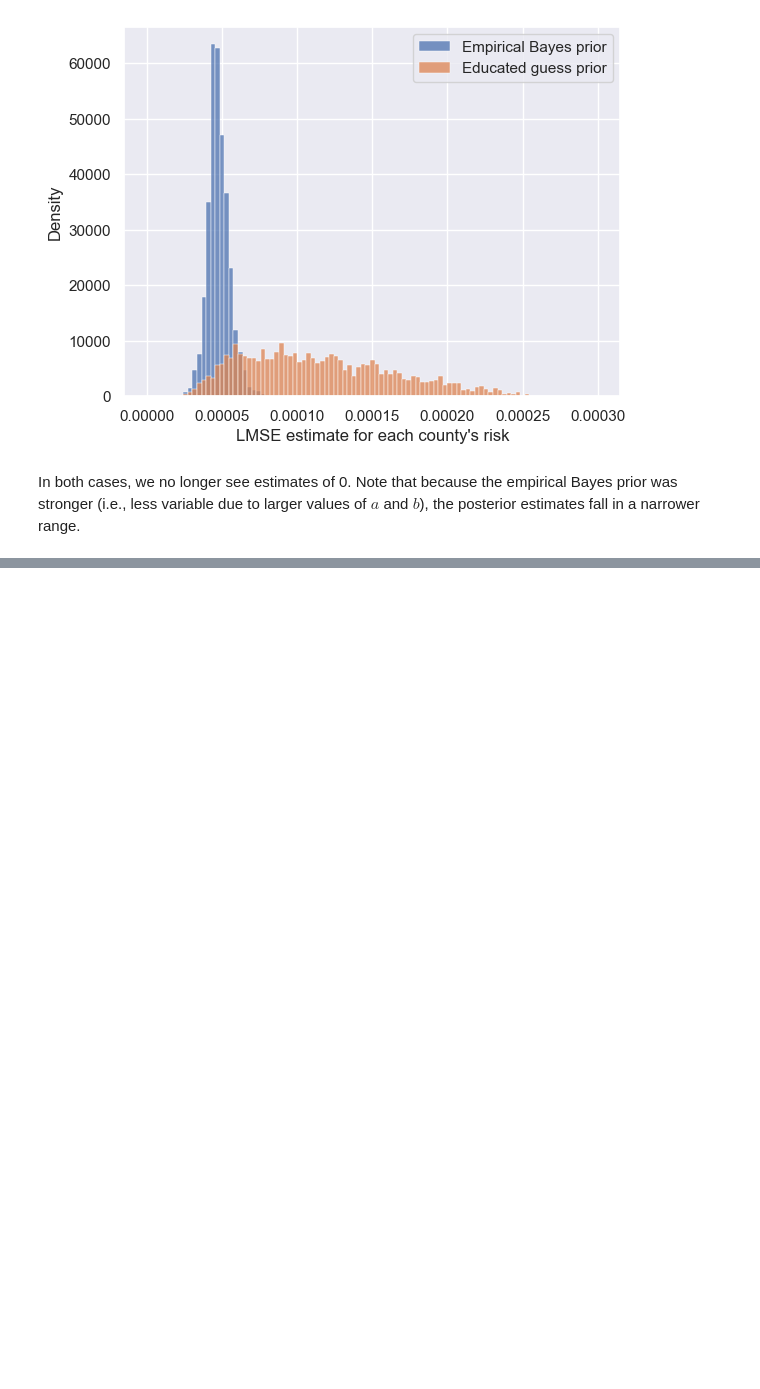
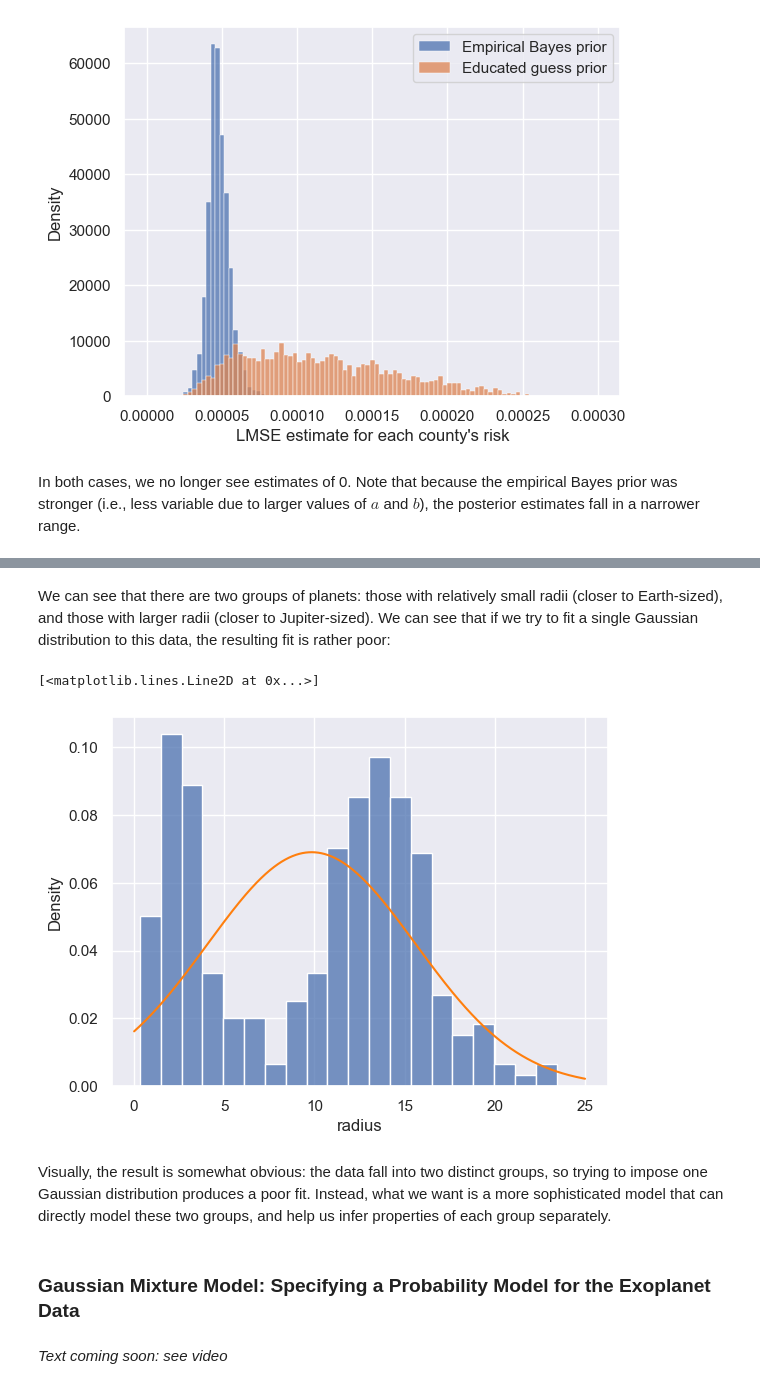
Before and after one commit to ds-102/ds-102-book, a Jupyter notebook: ds-102-book/content/chapters/02/02_hierarchical_models.ipynb, the cells around one changed output, grey strips where cells are left out. Cells and saved outputs as stored; diff of their text form; code cells hidden in the pictures; blank space fills up the shorter version.

```diff
--- a/ds-102-book/content/chapters/02/02_hierarchical_models.ipynb
+++ b/ds-102-book/content/chapters/02/02_hierarchical_models.ipynb
@@ -231,4 +285,23 @@ From this, we can see that there are clearly racial disparities in kidney cancer
+# %% [markdown]
+We can see that there are two groups of planets: those with relatively small radii (closer to Earth-sized), and those with larger radii (closer to Jupiter-sized). We can see that if we try to fit a single Gaussian distribution to this data, the resulting fit is rather poor:
+# %%
+radii = planets['radius']
+radius_mean, radius_std = np.mean(radii), np.std(radii)
+
+x = np.linspace(0, 25, 1000)
+
+sns.histplot(data=planets, x='radius', stat='density', bins=20)
+plt.plot(x, stats.norm.pdf(x, radius_mean, radius_std), color='tab:orange')
+# %% [output]
+[<matplotlib.lines.Line2D at 0x...>]
+[figure, added]
+# %% [markdown]
+Visually, the result is somewhat obvious: the data fall into two distinct groups, so trying to impose one Gaussian distribution produces a poor fit. Instead, what we want is a more sophisticated model that can directly model these two groups, and help us infer properties of each group separately.
 # %%
 YouTubeVideo('lCbn8UrJ8-U')
+# %% [markdown]
+### Gaussian Mixture Model: Specifying a Probability Model for the Exoplanet Data
+# %% [markdown]
+*Text coming soon: see video*
 # %%
 YouTubeVideo('KaD7uJeK_JI')
```
Also changed, not shown: parts of 15 cells of this notebook, 9 other files.
